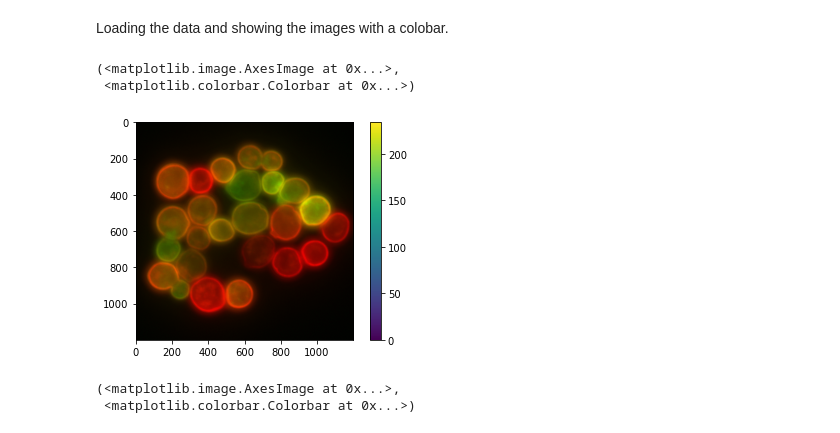
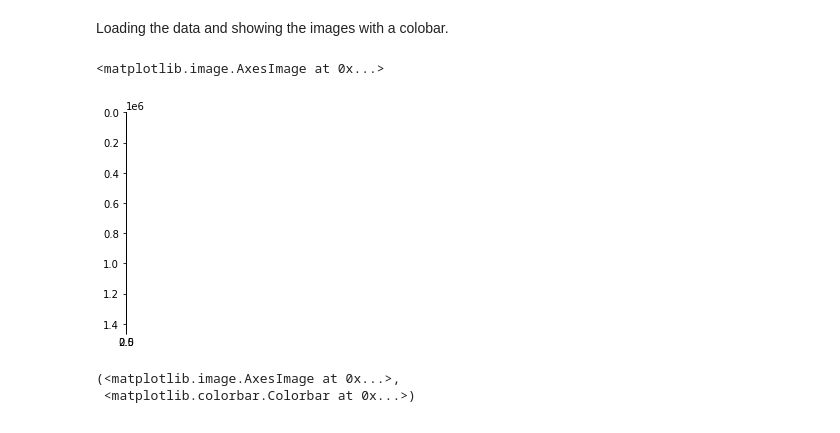
Before and after one commit to datascience-mobi-2022/2022-topic-01-team-05, a Jupyter notebook: code/loading_data.ipynb, the cells around one changed output. Saved outputs shown, nothing was run; the diff lists cells and outputs as text; code cells hidden in the pictures.

```diff
--- a/code/loading_data.ipynb
+++ b/code/loading_data.ipynb
@@ -10,11 +12,12 @@ Loading the data and showing the images with a colobar.
 # %%
 yeast = imread("../data/Yeast_Cells.jpg")
 figure()
-imshow(yeast), colorbar()
+#imshow(yeast), colorbar()
+yeast1 = yeast.reshape((-1,3))
+imshow(yeast1)
 # %% [output]
-(<matplotlib.image.AxesImage at 0x...>,
- <matplotlib.colorbar.Colorbar at 0x...>)
+<matplotlib.image.AxesImage at 0x...>
-[figure, old version]
+[figure, new version]
 # %%
 nuclei = imread("../data/Cell_Nuclei.tif")
 imshow(nuclei), colorbar()
```
Also changed, not shown: parts of 2 cells of this notebook, 5 other files.
